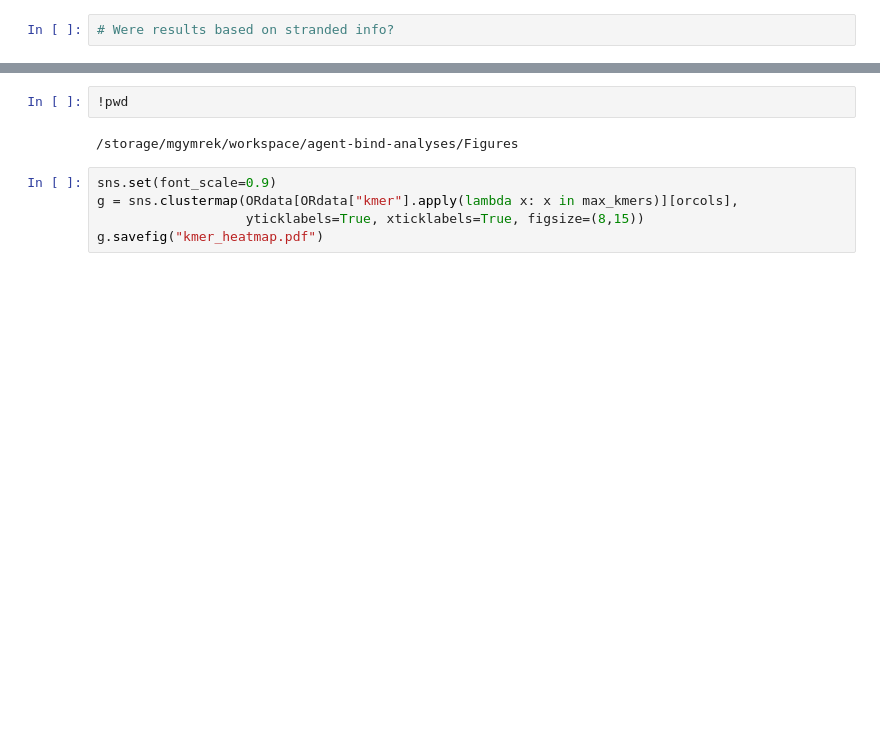
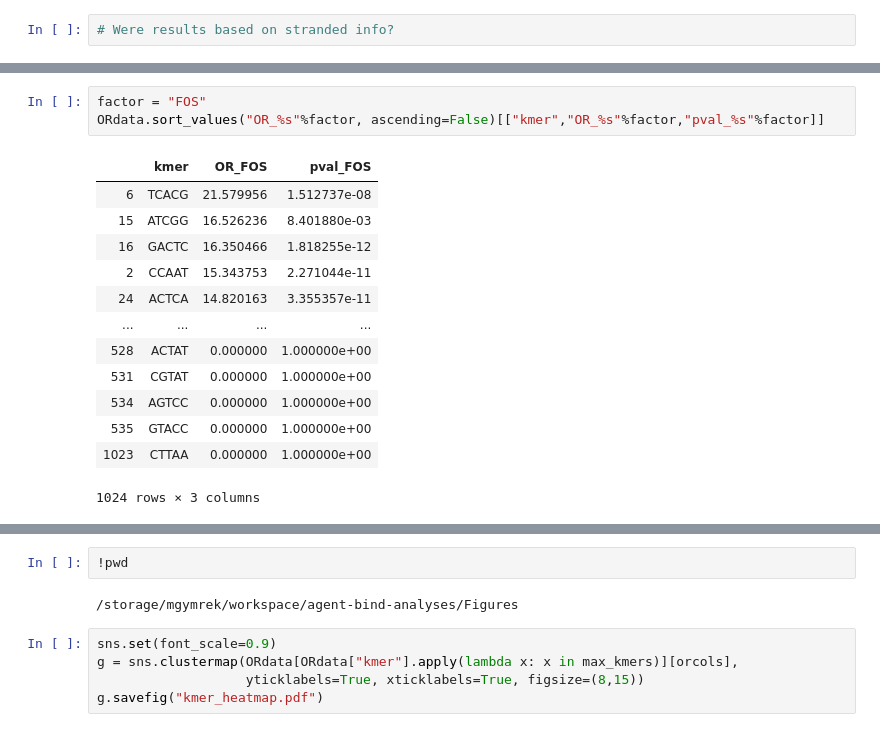
Before and after one commit to gymreklab/agent-bind-analyses, a Jupyter notebook: Figures/AgentBind_Figure3.ipynb, the cells around one changed output, grey strips where cells are left out. Drawn from its saved outputs; the diff is of its cells as text; blank space fills up the shorter version.

```diff
--- a/Figures/AgentBind_Figure3.ipynb
+++ b/Figures/AgentBind_Figure3.ipynb
@@ -73,0 +98,17 @@ See the caveats in the documentation: http://pandas.pydata.org/pandas-docs/stabl
+# %%
+factor = "FOS"
+ORdata.sort_values("OR_%s"%factor, ascending=False)[["kmer","OR_%s"%factor,"pval_%s"%factor]]
+# %% [output]
+|  | kmer | OR_FOS | pval_FOS |
+| 6 | TCACG | 21.579956 | 1.512737e-08 |
+| 15 | ATCGG | 16.526236 | 8.401880e-03 |
+| 16 | GACTC | 16.350466 | 1.818255e-12 |
+| 2 | CCAAT | 15.343753 | 2.271044e-11 |
+| 24 | ACTCA | 14.820163 | 3.355357e-11 |
+| ... | ... | ... | ... |
+| 528 | ACTAT | 0.000000 | 1.000000e+00 |
+| 531 | CGTAT | 0.000000 | 1.000000e+00 |
+| 534 | AGTCC | 0.000000 | 1.000000e+00 |
+| 535 | GTACC | 0.000000 | 1.000000e+00 |
+| 1023 | CTTAA | 0.000000 | 1.000000e+00 |
+1024 rows × 3 columns
```
Also changed, not shown: parts of 8 cells of this notebook, 12 other files.
